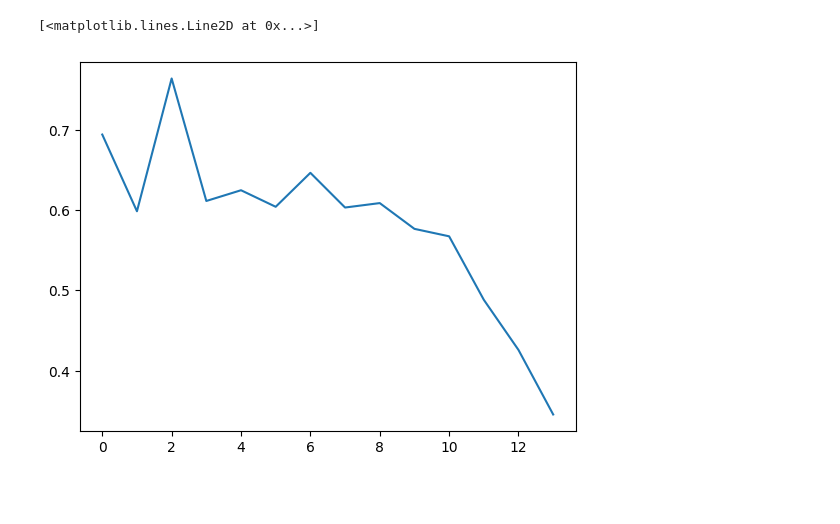
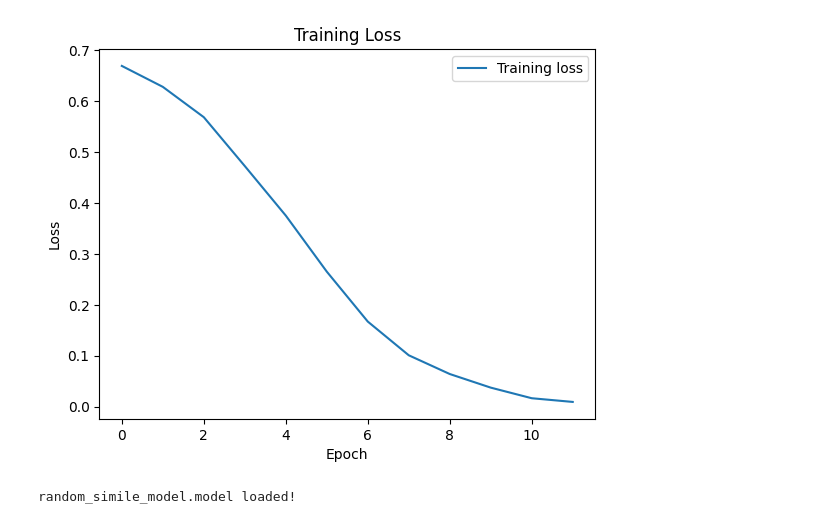
Before and after one commit to victoriafil/thesis-project, a Jupyter notebook: code/working-model.ipynb, the cells around one changed output. Saved outputs shown, nothing was run; the diff lists cells and outputs as text; code cells hidden in the pictures; blank space fills up the shorter version.

Commit message:
calculate loss after each epoch

```diff
--- a/code/working-model.ipynb
+++ b/code/working-model.ipynb
@@ -213,4 +126,8 @@ class VISUAL_BERT(nn.Module):
 # %%
-model = VISUAL_BERT().to(device)
+from tqdm import tqdm
+from model import VISUAL_BERT
+from transformers import get_linear_schedule_with_warmup
+
+model = VISUAL_BERT(num_labels=2).to(device)
 loss_fn = nn.BCEWithLogitsLoss()
 optimizer = torch.optim.Adam(model.parameters(), lr=lr)
@@ -297,5 +171,5 @@ total testing set: 214
 # %%
-train_data = Multimodal_Dataset('/content/train_dataset.csv', tokenizer=tokenizer)
-test_data = Multimodal_Dataset('/content/test_dataset.csv', tokenizer=tokenizer)
+train_data = Multimodal_Dataset('data/train_dataset.csv', tokenizer=tokenizer)
+test_data = Multimodal_Dataset('data/test_dataset.csv', tokenizer=tokenizer)
 # %% [output]
 loading configuration file cache
@@ -313,10 +187,16 @@ If your task is similar to the task the model of the checkpoint was trained on,
 # %%
 train_dataloader = DataLoader(train_data, batch_size=batch_size, shuffle=True)
 test_dataloader = DataLoader(test_data, batch_size=batch_size, shuffle=False)
+# %%
+scheduler = torch.optim.lr_scheduler.StepLR(optimizer, step_size=1, gamma=0.9)
+warmup_steps = 50
+epochs = 12
+total_steps = len(train_dataloader) * epochs
+scheduler = get_linear_schedule_with_warmup(optimizer,
+                                            num_warmup_steps=warmup_steps,
+                                            num_training_steps=total_steps)
 # %%
 from tqdm import tqdm
-
-epochs = 2
 
 model.train()
 
@@ -327,7 +207,7 @@ for epoch in tqdm(range(epochs)):
     for i, batch in enumerate(train_dataloader):
         input_ids = torch.LongTensor(batch['input_ids']).to(device)
         attn_masks = torch.Tensor(batch['attn_mask']).float().to(device)
-        #print(type(attn_masks))
+
         token_type_ids = torch.LongTensor(batch['token_type_ids']).to(device)
 
         visual_embeddings = torch.FloatTensor(batch['visual_embeddings']).to(device)
@@ -335,17 +215,20 @@ for epoch in tqdm(range(epochs)):
         visual_embeddings = visual_embeddings.squeeze().to(device)
 
         gold_label = batch['type'].to(device)
-        outputs = model(input_ids.squeeze(1), attn_masks.squeeze(1), token_type_ids.squeeze(1), visual_embeddings)
+        attentions, outputs = model(input_ids.squeeze(1), attn_masks.squeeze(1), token_type_ids.squeeze(1), visual_embeddings)
 
         loss = loss_fn(outputs, gold_label.float())
-        losses_train.append(loss.detach().cpu().numpy())
         total_loss += loss.item()
 
-        print("epoch:",epoch, "loss:", total_loss/(i+1), end='\r')
+        print("epoch:", epoch+1, "loss:", total_loss/(i+1), end='\r')
 
         loss.backward()
 
         optimizer.step()
+        scheduler.step()
 
         optimizer.zero_grad()
+
+    average_loss = total_loss / len(train_dataloader)
+    losses_train.append(average_loss)
 # %% [output]
@@ -353,5 +248,9 @@ epoch: 1 loss: 0.516581437417439
-# %%
-plt.plot(losses_train)
-# %% [output]
-[<matplotlib.lines.Line2D at 0x...>]
-[figure, removed]
+# %%
+plt.plot(range(epochs), losses_train, label='Training loss')
+plt.xlabel('Epoch')
+plt.ylabel('Loss')
+plt.title('Training Loss')
+plt.legend()
+plt.show()
+# %% [output]
+[figure, added]
@@ -358 +268,5 @@ plt.plot(losses_train)
+# %%
+loaded_model = load_model('random_simile_model.model')
+# %% [output]
+random_simile_model.model loaded!
 # %%
```
Also changed, not shown: parts of 23 cells of this notebook.
